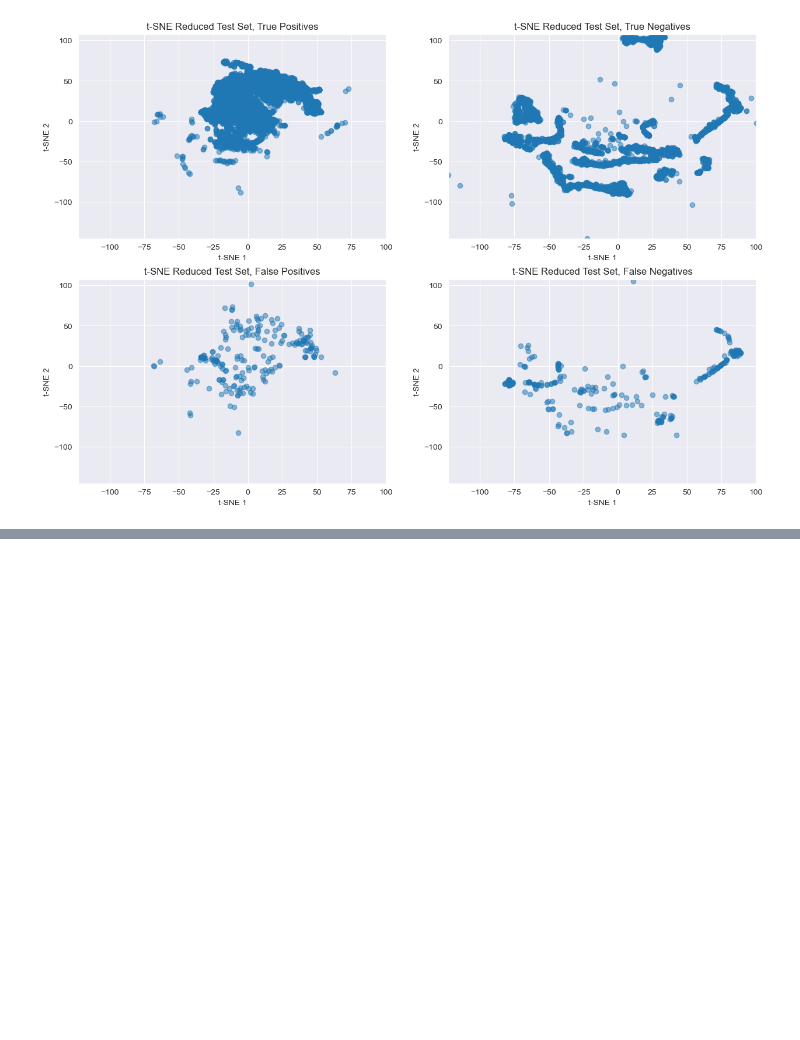
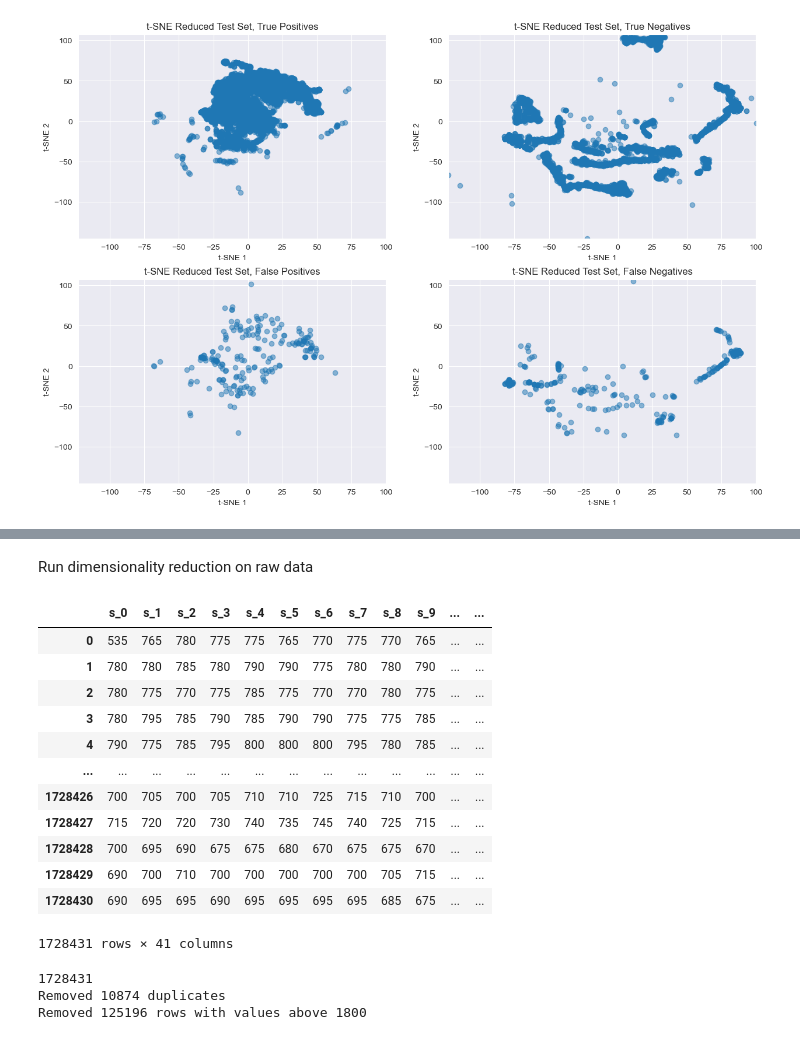
Before and after one commit to gijsdesmit/XAI_project, a Jupyter notebook: XAI_data_quality_investigation.ipynb, the cells around one changed output, grey strips where cells are left out. Saved outputs shown, nothing was run; the diff lists cells and outputs as text; code cells hidden in the pictures; blank space fills up the shorter version.

```diff
--- a/XAI_data_quality_investigation.ipynb
+++ b/XAI_data_quality_investigation.ipynb
@@ -301,0 +380,2 @@ Text(0, 0.5, 't-SNE 2')
+# %% [markdown]
+Run dimensionality reduction on raw data
@@ -301,0 +392,35 @@ Text(0, 0.5, 't-SNE 2')
+# %%
+x_raw
+# %% [output]
+|  | s_0 | s_1 | s_2 | s_3 | s_4 | s_5 | s_6 | s_7 | s_8 | s_9 | ... | ... |
+| 0 | 535 | 765 | 780 | 775 | 775 | 765 | 770 | 775 | 770 | 765 | ... | ... |
+| 1 | 780 | 780 | 785 | 780 | 790 | 790 | 775 | 780 | 780 | 790 | ... | ... |
+| 2 | 780 | 775 | 770 | 775 | 785 | 775 | 770 | 770 | 780 | 775 | ... | ... |
+| 3 | 780 | 795 | 785 | 790 | 785 | 790 | 790 | 775 | 775 | 785 | ... | ... |
+| 4 | 790 | 775 | 785 | 795 | 800 | 800 | 800 | 795 | 780 | 785 | ... | ... |
+| ... | ... | ... | ... | ... | ... | ... | ... | ... | ... | ... | ... | ... |
+| 1728426 | 700 | 705 | 700 | 705 | 710 | 710 | 725 | 715 | 710 | 700 | ... | ... |
+| 1728427 | 715 | 720 | 720 | 730 | 740 | 735 | 745 | 740 | 725 | 715 | ... | ... |
+| 1728428 | 700 | 695 | 690 | 675 | 675 | 680 | 670 | 675 | 675 | 670 | ... | ... |
+| 1728429 | 690 | 700 | 710 | 700 | 700 | 700 | 700 | 700 | 705 | 715 | ... | ... |
+| 1728430 | 690 | 695 | 695 | 690 | 695 | 695 | 695 | 695 | 685 | 675 | ... | ... |
+1728431 rows × 41 columns
+# %%
+#print the number of lines:
+print(len(x_raw))
+
+# Remove duplicates, because we don't want overtrain on certain samples
+n_1 = len(x_raw)
+x_raw = x_raw.drop_duplicates()
+n_2 = len(x_raw)
+print(f'Removed {n_1 - n_2} duplicates')
+
+# Remove unphysical values
+n_1 = len(x_raw)
+x_raw = x_raw[(x_raw.T < 1800).all()]
+n_2 = len(x_raw)
+print(f'Removed {n_1 - n_2} rows with values above 1800')
+# %% [output]
+1728431
+Removed 10874 duplicates
+Removed 125196 rows with values above 1800
```
Also changed, not shown: parts of 12 cells of this notebook, 1 other file.
